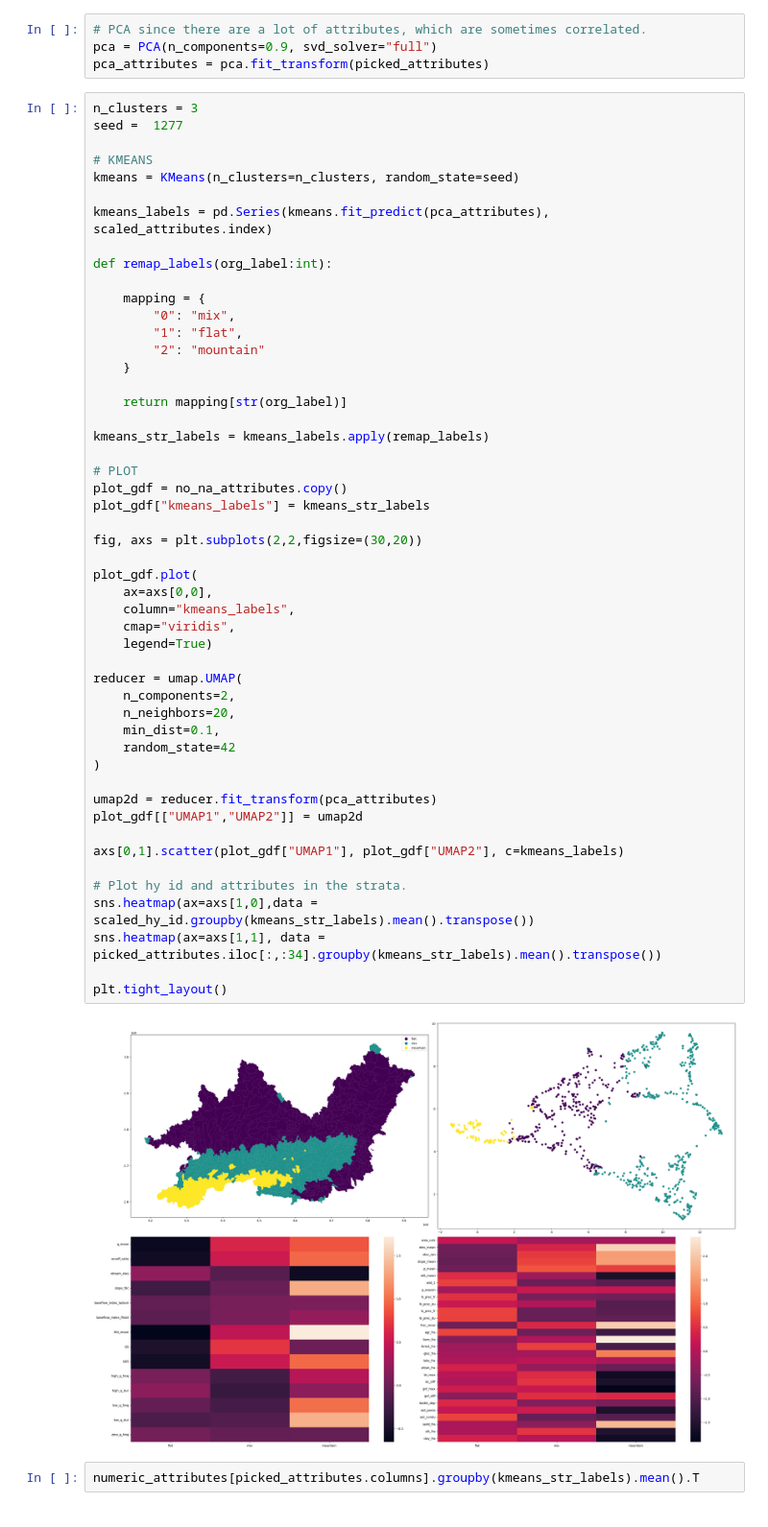
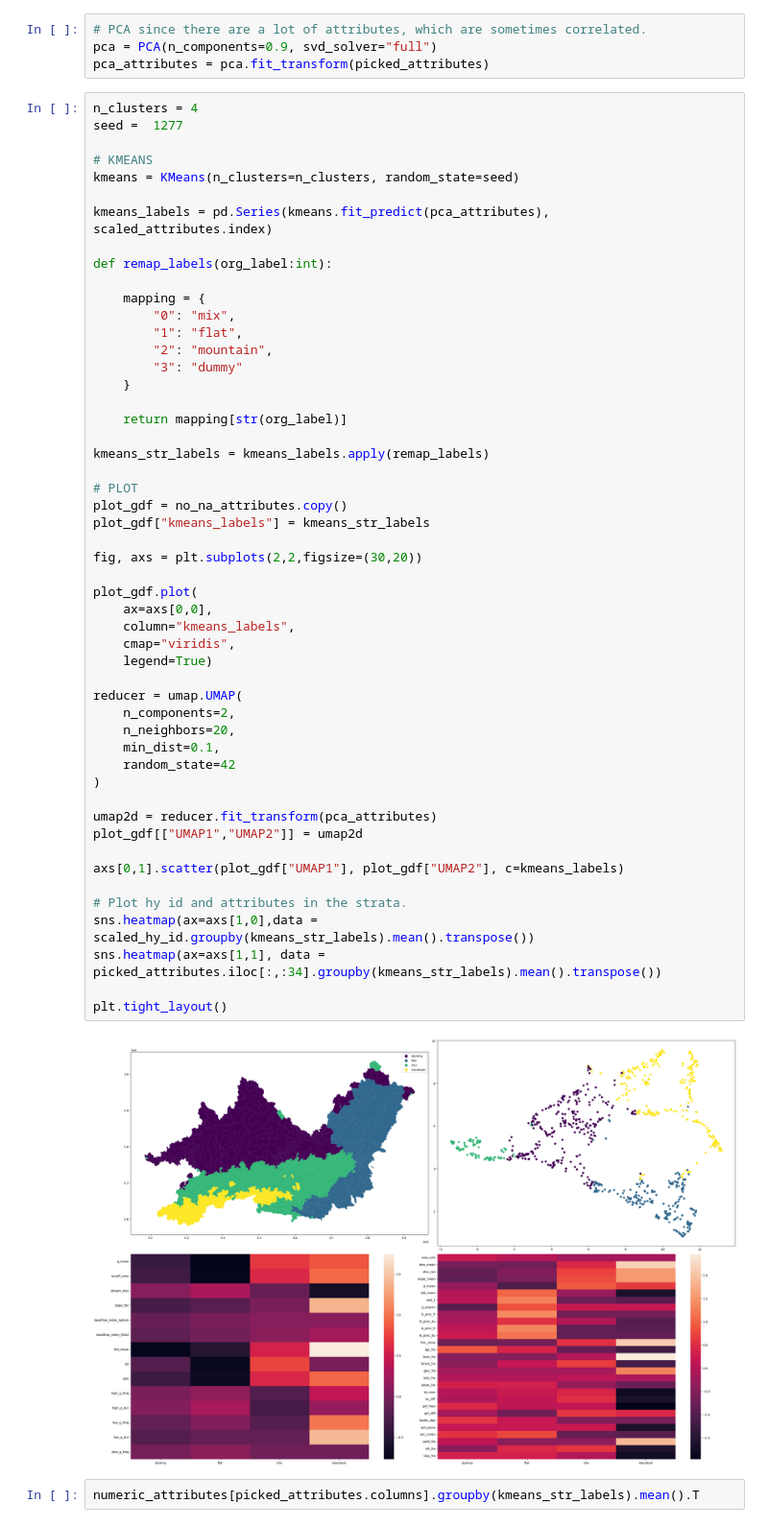
Before and after one commit to tripleUU-U/lamah-ce_lstm, a Jupyter notebook: preprocessing/make_splits.ipynb, the cells around one changed output. Shown at 96% size. Cells and saved outputs as stored; diff of their text form.

```diff
--- a/preprocessing/make_splits.ipynb
+++ b/preprocessing/make_splits.ipynb
@@ -119,7 +166,7 @@ We got 29 attributes.
 pca = PCA(n_components=0.9, svd_solver="full")
 pca_attributes = pca.fit_transform(picked_attributes)
 # %%
-n_clusters = 3
+n_clusters = 4
 seed =  1277
 
 # KMEANS
@@ -132,7 +179,8 @@ def remap_labels(org_label:int):
     mapping = {
         "0": "mix",
         "1": "flat",
-        "2": "mountain"
+        "2": "mountain",
+        "3": "dummy"
     }
 
     return mapping[str(org_label)]
@@ -142,34 +190,34 @@ kmeans_str_labels = kmeans_labels.apply(remap_labels)
 # PLOT
 plot_gdf = no_na_attributes.copy()
 plot_gdf["kmeans_labels"] = kmeans_str_labels
 
 fig, axs = plt.subplots(2,2,figsize=(30,20))
 
 plot_gdf.plot(
     ax=axs[0,0],
     column="kmeans_labels",
     cmap="viridis",
     legend=True)
 
 reducer = umap.UMAP(
     n_components=2,
     n_neighbors=20,
     min_dist=0.1,
     random_state=42
 )
 
 umap2d = reducer.fit_transform(pca_attributes)
 plot_gdf[["UMAP1","UMAP2"]] = umap2d
 
 axs[0,1].scatter(plot_gdf["UMAP1"], plot_gdf["UMAP2"], c=kmeans_labels)
 
 # Plot hy id and attributes in the strata.
 sns.heatmap(ax=axs[1,0],data = scaled_hy_id.groupby(kmeans_str_labels).mean().transpose())
 sns.heatmap(ax=axs[1,1], data = picked_attributes.iloc[:,:34].groupby(kmeans_str_labels).mean().transpose())
 
 plt.tight_layout()
 # %% [output]
-[figure, old version]
+[figure, new version]
 # %%
 numeric_attributes[picked_attributes.columns].groupby(kmeans_str_labels).mean().T
 # %% [output]
```
Also changed, not shown: parts of 5 cells of this notebook, 2 other files.
